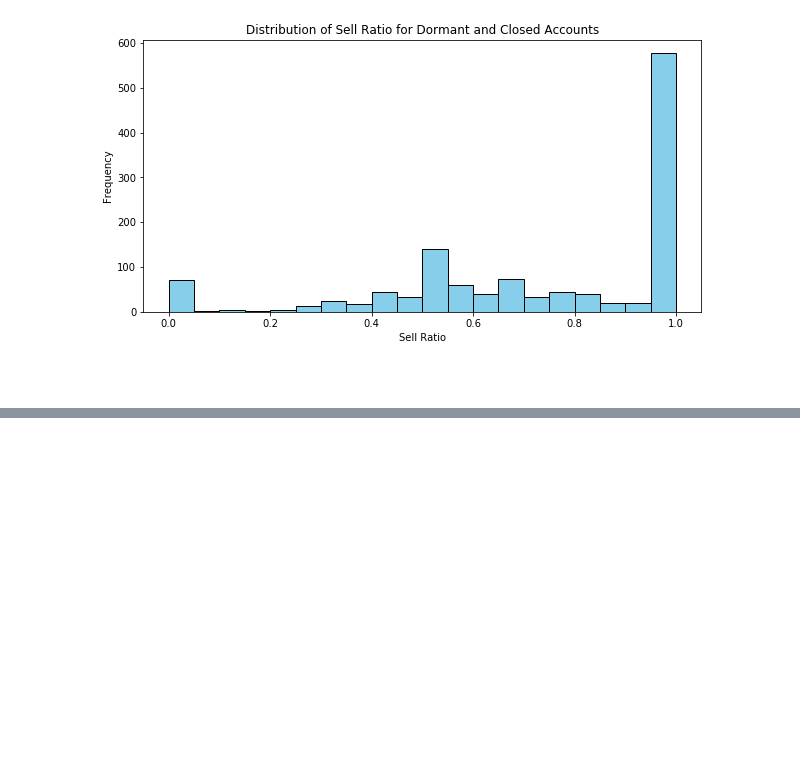
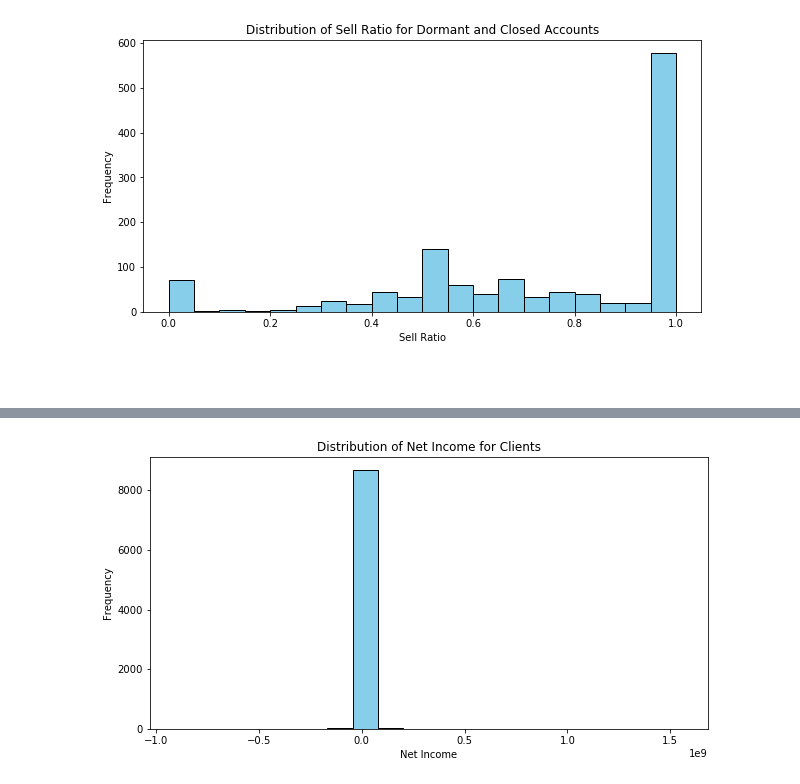
Before and after one commit to omar-sheta/datalytics, a Jupyter notebook: analysis.ipynb, the cells around one changed output, grey strips where cells are left out. Saved outputs shown, nothing was run; the diff lists cells and outputs as text; code cells hidden in the pictures; blank space fills up the shorter version.

```diff
--- a/analysis.ipynb
+++ b/analysis.ipynb
@@ -699,0 +716,11 @@ plt.show()
+# %%
+# join clients_data and order_data
+
+# Merge the two DataFrames on 'Account ID'
+merged_data = clients_data.merge(order_data, on='Account ID')
+
+# for each Client ID get total number of closed | dormant account
+# Calculate the total number of closed and dormant accounts for each client
+closed_dormant_accounts_per_client = merged_data.groupby('Client ID')[['Is Closed', 'Is Dormant']].sum()
+
+closed_dormant_accounts_per_client
@@ -699,0 +763,11 @@ plt.show()
+# %%
+# get income for clients from merged_data
+# Calculate the net income for each client
+merged_data['Net Income'] = np.where(merged_data['Order Type'] == 'Sell',
+                                     merged_data['Executed Quantity'] * merged_data['Price'],
+                                     -merged_data['Executed Quantity'] * merged_data['Price'])
+
+# Group by 'Client ID' and sum the net income
+net_income_per_client = merged_data.groupby('Client ID')['Net Income'].sum()
+
+net_income_per_client
@@ -699,0 +788,10 @@ plt.show()
+# %%
+# distribution of net income for clients
+plt.figure(figsize=(10, 5))
+plt.hist(net_income_per_client, bins=20, color='skyblue', edgecolor='black')
+plt.title('Distribution of Net Income for Clients')
+plt.xlabel('Net Income')
+plt.ylabel('Frequency')
+plt.show()
+# %% [output]
+[figure, added]
```
Also changed, not shown: parts of 20 cells of this notebook.
